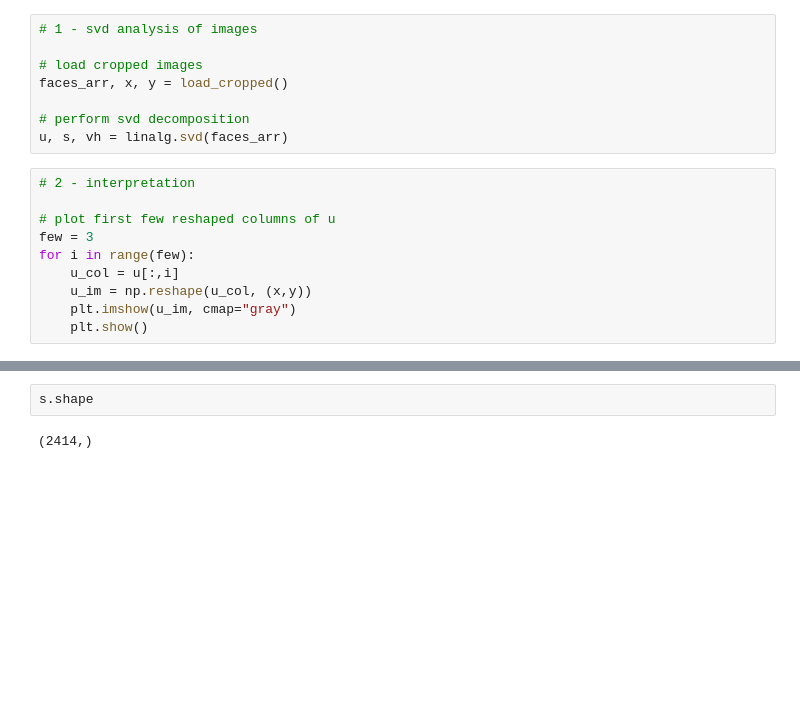
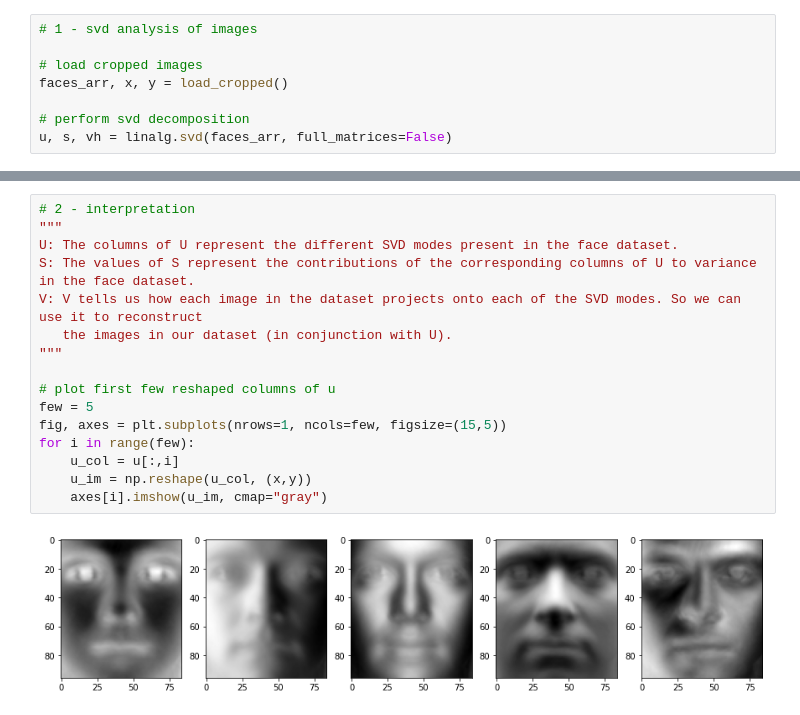
Before and after one commit to briardoty/amath584, a Jupyter notebook: hw2/hw2.ipynb, the cells around one changed output, grey strips where cells are left out. Cells and saved outputs as stored; diff of their text form; blank space fills up the shorter version.

```diff
--- a/hw2/hw2.ipynb
+++ b/hw2/hw2.ipynb
@@ -10,14 +12,4 @@ import matplotlib.pyplot as plt
 faces_arr, x, y = load_cropped()
 
 # perform svd decomposition
-u, s, vh = linalg.svd(faces_arr)
+u, s, vh = linalg.svd(faces_arr, full_matrices=False)
-# %%
-# 2 - interpretation
-
-# plot first few reshaped columns of u
-few = 3
-for i in range(few):
-    u_col = u[:,i]
-    u_im = np.reshape(u_col, (x,y))
-    plt.imshow(u_im, cmap="gray")
-    plt.show()
@@ -28,4 +16,18 @@ for i in range(few):
-# %%
-s.shape
-# %% [output]
-(2414,)
+# %%
+# 2 - interpretation
+"""
+U: The columns of U represent the different SVD modes present in the face dataset.
+S: The values of S represent the contributions of the corresponding columns of U to variance in the face dataset.
+V: V tells us how each image in the dataset projects onto each of the SVD modes. So we can use it to reconstruct
+   the images in our dataset (in conjunction with U).
+"""
+
+# plot first few reshaped columns of u
+few = 5
+fig, axes = plt.subplots(nrows=1, ncols=few, figsize=(15,5))
+for i in range(few):
+    u_col = u[:,i]
+    u_im = np.reshape(u_col, (x,y))
+    axes[i].imshow(u_im, cmap="gray")
+# %% [output]
+[figure, added]
```
Also changed, not shown: parts of 6 cells of this notebook, 1 other file.
